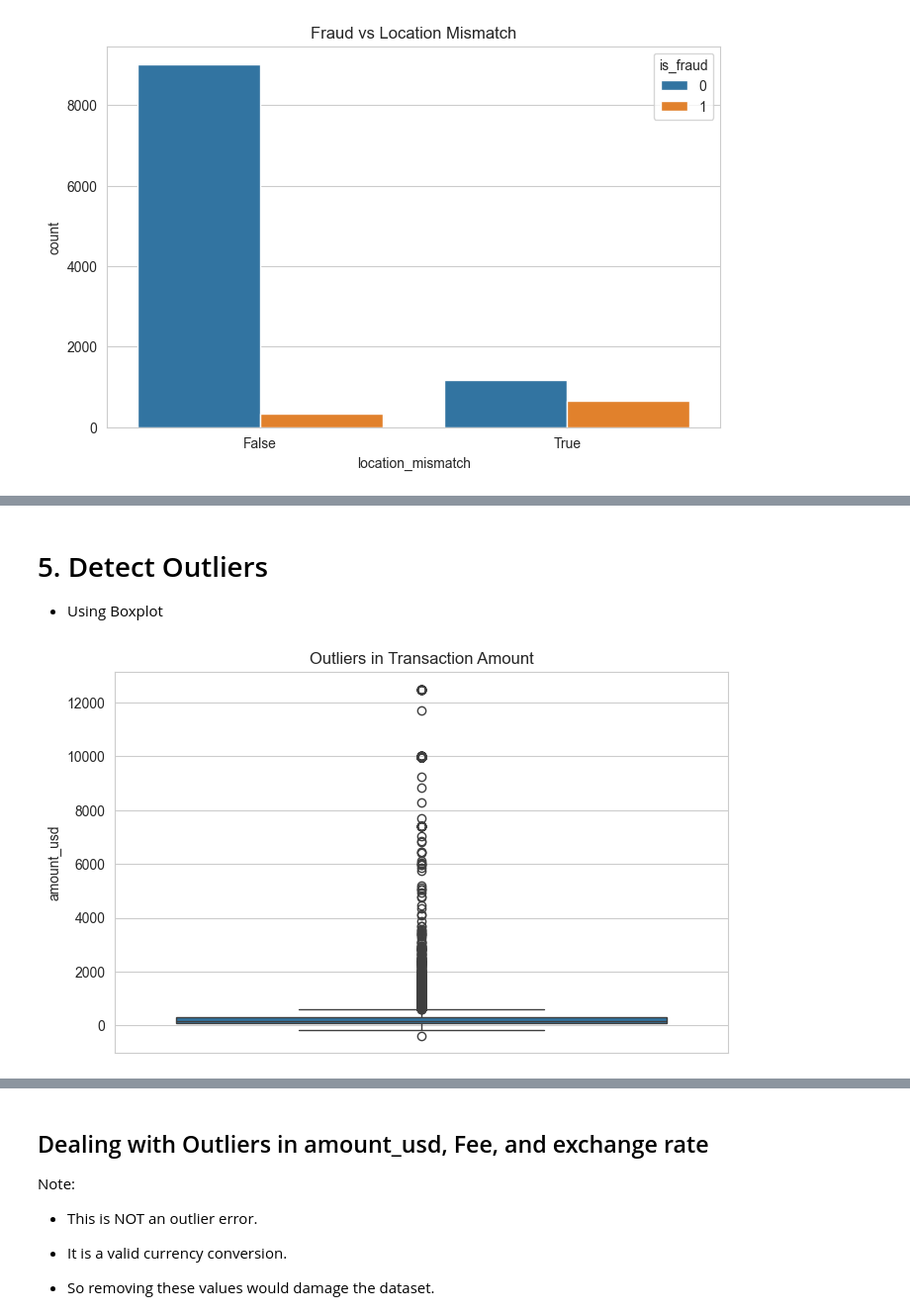
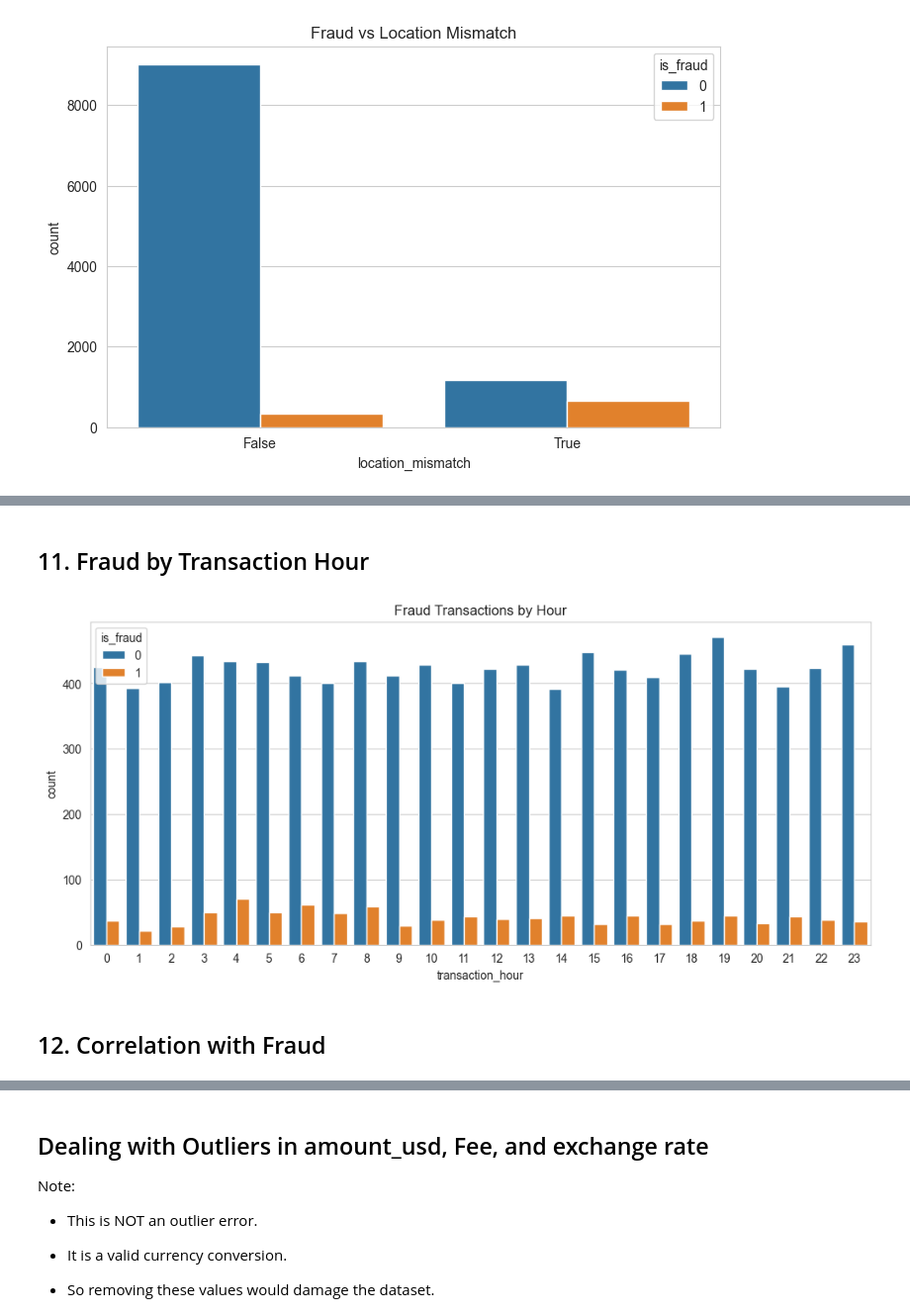
Before and after one commit to esosaomwanghe/Fraud_Detection_Project, a Jupyter notebook: notebook/EDA.ipynb, the cells around one changed output, grey strips where cells are left out. Shown at 99% size. Cells and saved outputs as stored; diff of their text form; code cells hidden in the pictures.

```diff
--- a/notebook/EDA.ipynb
+++ b/notebook/EDA.ipynb
@@ -764,3 +756,2 @@ plt.show()
 # %% [markdown]
-# 5. Detect Outliers
-- Using Boxplot
+## 11. Fraud by Transaction Hour
@@ -767,13 +775,18 @@ plt.show()
 # %%
-# Boxplot for Amount USD
+# Fraud by Transaction Hour
+plt.figure(figsize=(12,5))
 
-plt.figure(figsize=(8,5))
+sns.countplot(
+    x="transaction_hour",
+    hue="is_fraud",
+    data=df
+)
 
-sns.boxplot(y=df["amount_usd"])
-
-plt.title("Outliers in Transaction Amount")
+plt.title("Fraud Transactions by Hour")
 
 plt.show()
 # %% [output]
-[figure, old version]
+[figure, new version]
+# %% [markdown]
+## 12. Correlation with Fraud
 # %%
```
Also changed, not shown: parts of 35 cells of this notebook, 1 other file.
